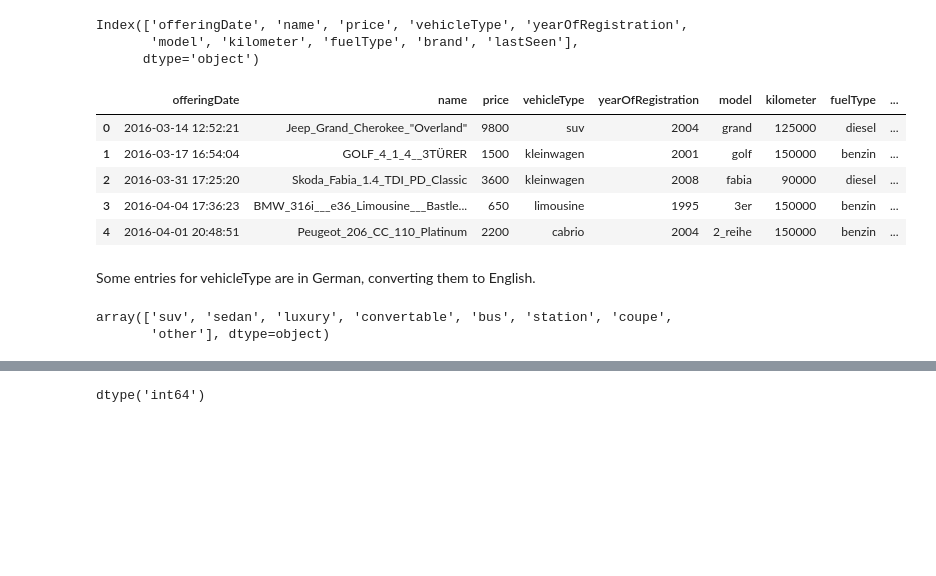
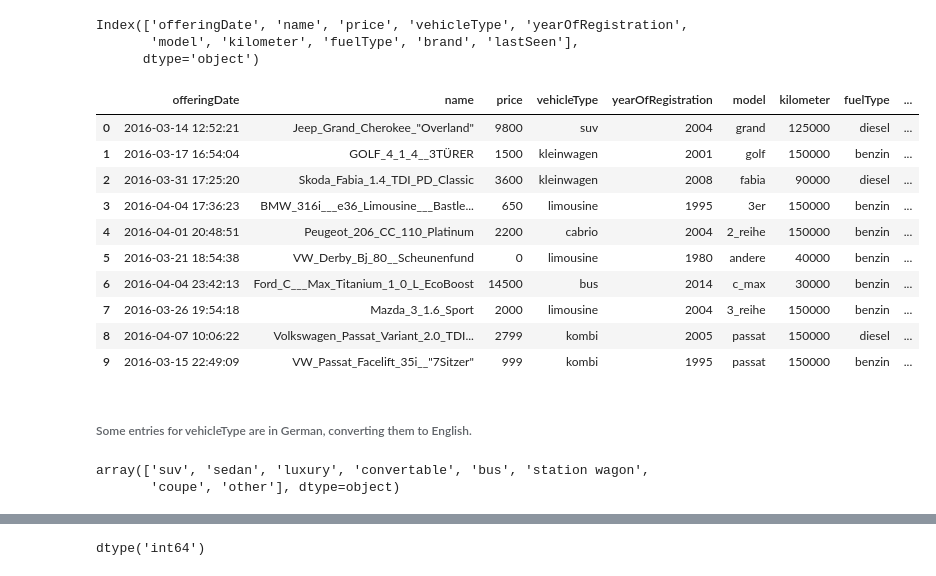
Before and after one commit to EmadMoro/Project1-Challenge, a Jupyter notebook: automotive_sales.ipynb, the cells around one changed output, grey strips where cells are left out. Drawn from its saved outputs; the diff is of its cells as text; code cells hidden in the pictures; blank space fills up the shorter version.

```diff
--- a/automotive_sales.ipynb
+++ b/automotive_sales.ipynb
@@ -63,21 +70,26 @@ Index(['offeringDate', 'name', 'price', 'vehicleType', 'yearOfRegistration',
        'model', 'kilometer', 'fuelType', 'brand', 'lastSeen'],
       dtype='object')
 # %%
-df.head()
+df.head(10)
 # %% [output]
 |  | offeringDate | name | price | vehicleType | yearOfRegistration | model | kilometer | fuelType | ... |
 | 0 | 2016-03-14 12:52:21 | Jeep_Grand_Cherokee_"Overland" | 9800 | suv | 2004 | grand | 125000 | diesel | ... |
 | 1 | 2016-03-17 16:54:04 | GOLF_4_1_4__3TÜRER | 1500 | kleinwagen | 2001 | golf | 150000 | benzin | ... |
 | 2 | 2016-03-31 17:25:20 | Skoda_Fabia_1.4_TDI_PD_Classic | 3600 | kleinwagen | 2008 | fabia | 90000 | diesel | ... |
 | 3 | 2016-04-04 17:36:23 | BMW_316i___e36_Limousine___Bastle... | 650 | limousine | 1995 | 3er | 150000 | benzin | ... |
 | 4 | 2016-04-01 20:48:51 | Peugeot_206_CC_110_Platinum | 2200 | cabrio | 2004 | 2_reihe | 150000 | benzin | ... |
+| 5 | 2016-03-21 18:54:38 | VW_Derby_Bj_80__Scheunenfund | 0 | limousine | 1980 | andere | 40000 | benzin | ... |
+| 6 | 2016-04-04 23:42:13 | Ford_C___Max_Titanium_1_0_L_EcoBoost | 14500 | bus | 2014 | c_max | 30000 | benzin | ... |
+| 7 | 2016-03-26 19:54:18 | Mazda_3_1.6_Sport | 2000 | limousine | 2004 | 3_reihe | 150000 | benzin | ... |
+| 8 | 2016-04-07 10:06:22 | Volkswagen_Passat_Variant_2.0_TDI... | 2799 | kombi | 2005 | passat | 150000 | diesel | ... |
+| 9 | 2016-03-15 22:49:09 | VW_Passat_Facelift_35i__"7Sitzer" | 999 | kombi | 1995 | passat | 150000 | benzin | ... |
 # %% [markdown]
-Some entries for vehicleType are in German, converting them to English.
+###### Some entries for vehicleType are in German, converting them to English.
 # %%
-df['vehicleType'] = df['vehicleType'].replace({'andere' : 'other','kombi' : 'station','kleinwagen': 'sedan',
+df['vehicleType'] = df['vehicleType'].replace({'andere' : 'other','kombi' : 'station wagon','kleinwagen': 'sedan',
                                                'cabrio': 'convertable','limousine': 'luxury'})
 df.vehicleType.unique()
 # %% [output]
-array(['suv', 'sedan', 'luxury', 'convertable', 'bus', 'station', 'coupe',
-       'other'], dtype=object)
+array(['suv', 'sedan', 'luxury', 'convertable', 'bus', 'station wagon',
+       'coupe', 'other'], dtype=object)
 # %%
```
Also changed, not shown: parts of 91 cells of this notebook, 13 other files.
